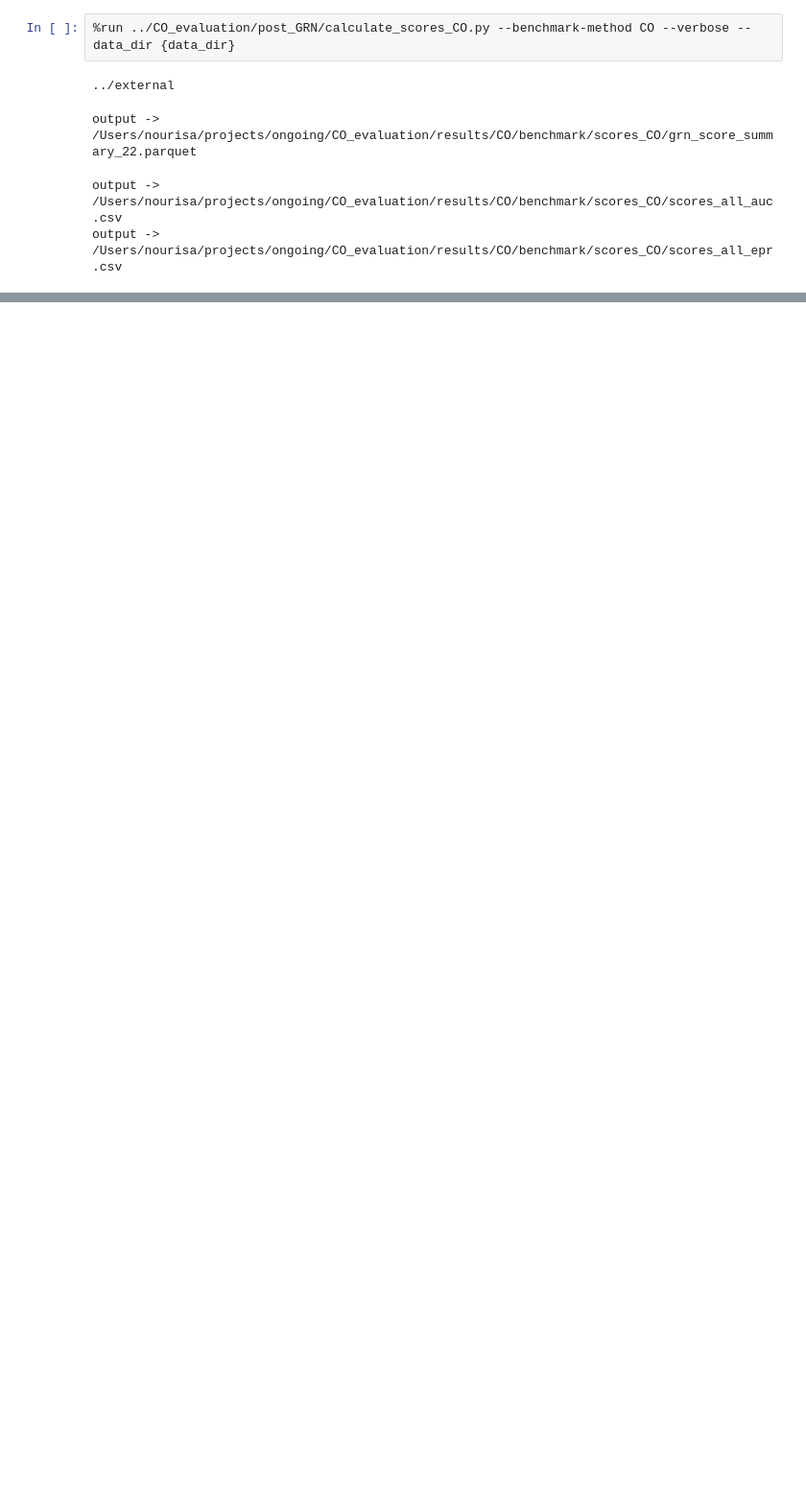
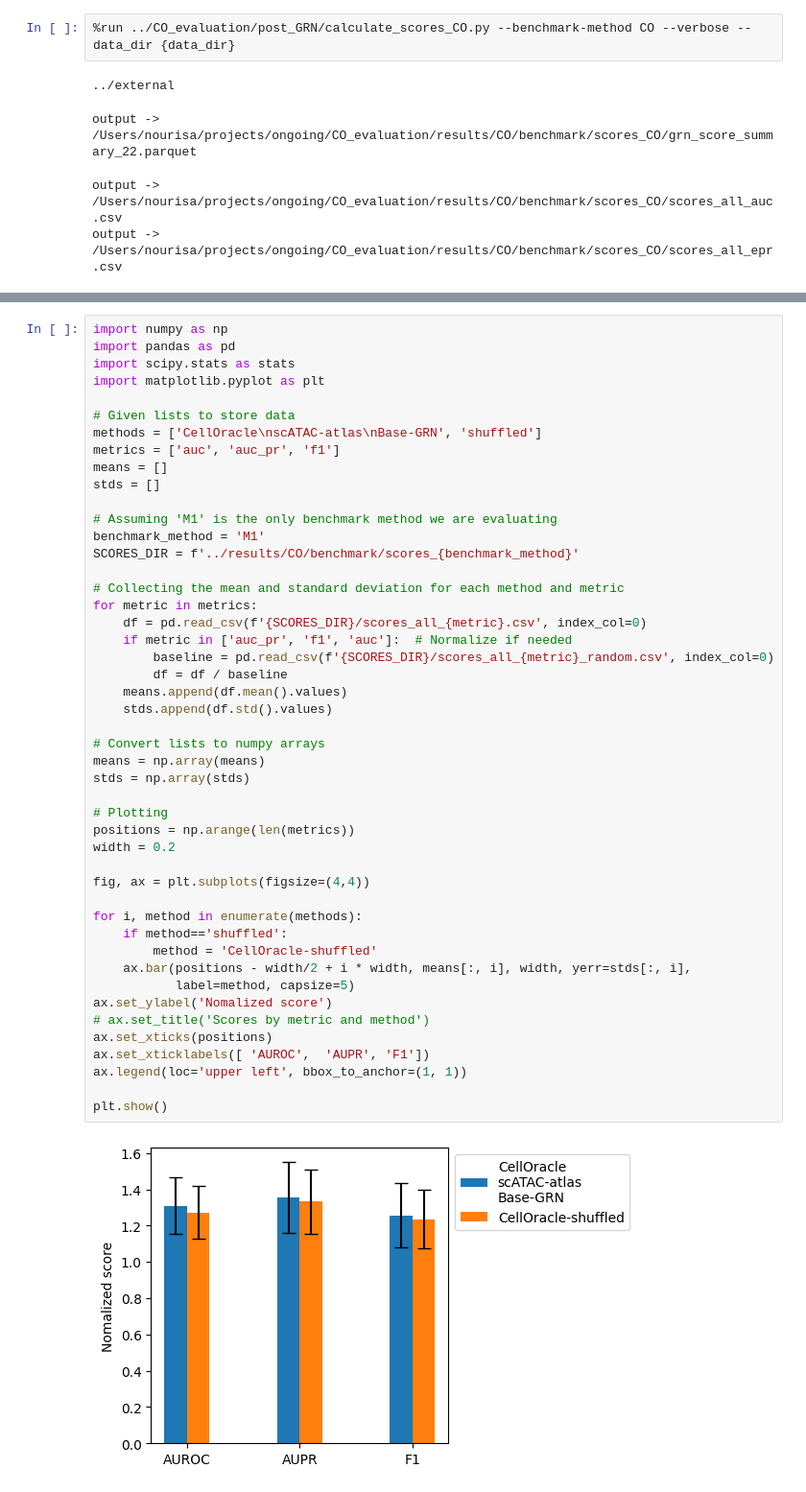
Before and after one commit to janursa/CO_evaluation, a Jupyter notebook: notebooks/CO_evaluation.ipynb, the cells around one changed output, grey strips where cells are left out. Shown at 96% size. Drawn from its saved outputs; the diff is of its cells as text; blank space fills up the shorter version.

```diff
--- a/notebooks/CO_evaluation.ipynb
+++ b/notebooks/CO_evaluation.ipynb
@@ -94,0 +109,49 @@ output -> /mnt/c/Users/nourisa/Documents/testProjs/ongoing/CellOracle_evaluation
+# %%
+import numpy as np
+import pandas as pd
+import scipy.stats as stats
+import matplotlib.pyplot as plt
+
+# Given lists to store data
+methods = ['CellOracle\nscATAC-atlas\nBase-GRN', 'shuffled']
+metrics = ['auc', 'auc_pr', 'f1']
+means = []
+stds = []
+
+# Assuming 'M1' is the only benchmark method we are evaluating
+benchmark_method = 'M1'
+SCORES_DIR = f'../results/CO/benchmark/scores_{benchmark_method}'
+
+# Collecting the mean and standard deviation for each method and metric
+for metric in metrics:
+    df = pd.read_csv(f'{SCORES_DIR}/scores_all_{metric}.csv', index_col=0)
+    if metric in ['auc_pr', 'f1', 'auc']:  # Normalize if needed
+        baseline = pd.read_csv(f'{SCORES_DIR}/scores_all_{metric}_random.csv', index_col=0)
+        df = df / baseline
+    means.append(df.mean().values)
+    stds.append(df.std().values)
+
+# Convert lists to numpy arrays
+means = np.array(means)
+stds = np.array(stds)
+
+# Plotting
+positions = np.arange(len(metrics))
+width = 0.2
+
+fig, ax = plt.subplots(figsize=(4,4))
+
+for i, method in enumerate(methods):
+    if method=='shuffled':
+        method = 'CellOracle-shuffled'
+    ax.bar(positions - width/2 + i * width, means[:, i], width, yerr=stds[:, i],
+           label=method, capsize=5)
+ax.set_ylabel('Nomalized score')
+# ax.set_title('Scores by metric and method')
+ax.set_xticks(positions)
+ax.set_xticklabels([ 'AUROC',  'AUPR', 'F1'])
+ax.legend(loc='upper left', bbox_to_anchor=(1, 1))
+
+plt.show()
+# %% [output]
+[figure, added]
```
Also changed, not shown: parts of 18 cells of this notebook, 5 other files.
